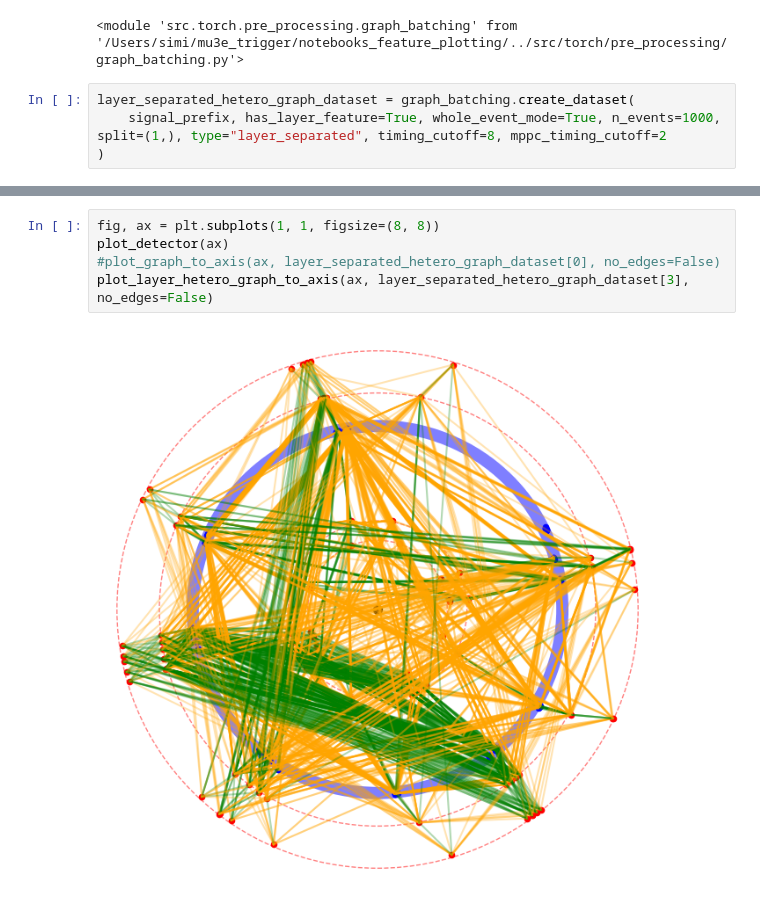
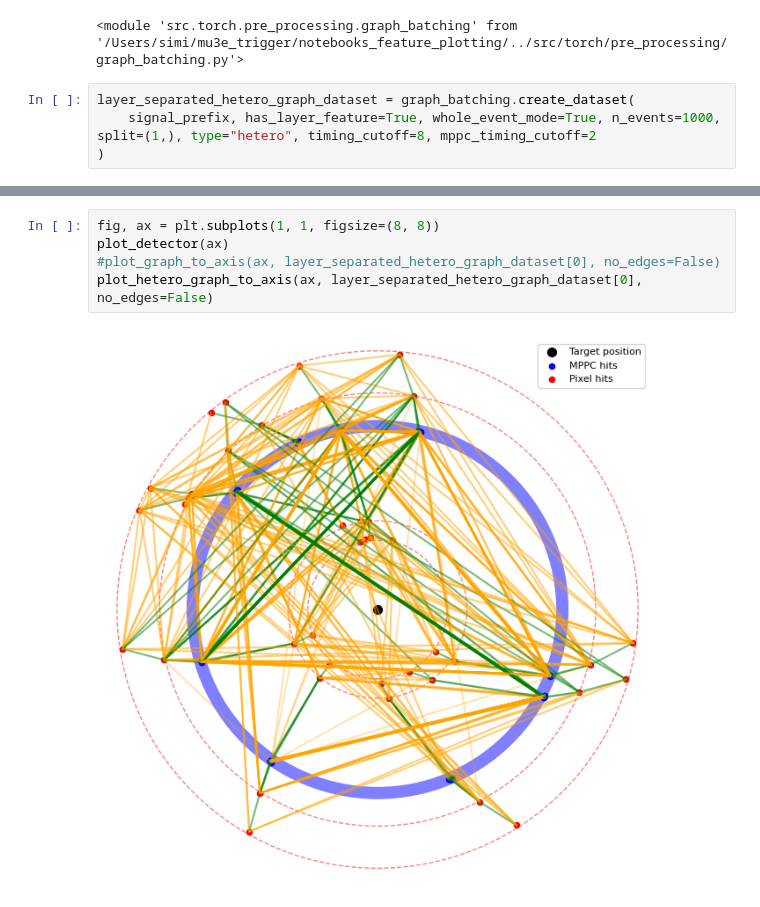
Before and after one commit to makoeppel/mu3e_gnn_trigger, a Jupyter notebook: notebooks_feature_plotting/GraphPlots.ipynb, the cells around one changed output, grey strips where cells are left out. Cells and saved outputs as stored; diff of their text form.

Commit message:
heterogenous edge classifier

```diff
--- a/notebooks_feature_plotting/GraphPlots.ipynb
+++ b/notebooks_feature_plotting/GraphPlots.ipynb
@@ -26,5 +26,5 @@ reload(graph_batching)
 <module 'src.torch.pre_processing.graph_batching' from '/Users/simi/mu3e_trigger/notebooks_feature_plotting/../src/torch/pre_processing/graph_batching.py'>
 # %%
 layer_separated_hetero_graph_dataset = graph_batching.create_dataset(
-    signal_prefix, has_layer_feature=True, whole_event_mode=True, n_events=1000, split=(1,), type="layer_separated", timing_cutoff=8, mppc_timing_cutoff=2
+    signal_prefix, has_layer_feature=True, whole_event_mode=True, n_events=1000, split=(1,), type="hetero", timing_cutoff=8, mppc_timing_cutoff=2
 )
@@ -51,8 +31,8 @@ HeteroData(
 # %%
 fig, ax = plt.subplots(1, 1, figsize=(8, 8))
 plot_detector(ax)
 #plot_graph_to_axis(ax, layer_separated_hetero_graph_dataset[0], no_edges=False)
-plot_layer_hetero_graph_to_axis(ax, layer_separated_hetero_graph_dataset[3], no_edges=False)
+plot_hetero_graph_to_axis(ax, layer_separated_hetero_graph_dataset[0], no_edges=False)
 # %% [output]
-[figure, old version]
+[figure, new version]
 # %%
```
Also changed, not shown: parts of 5 cells of this notebook, 6 other files.
